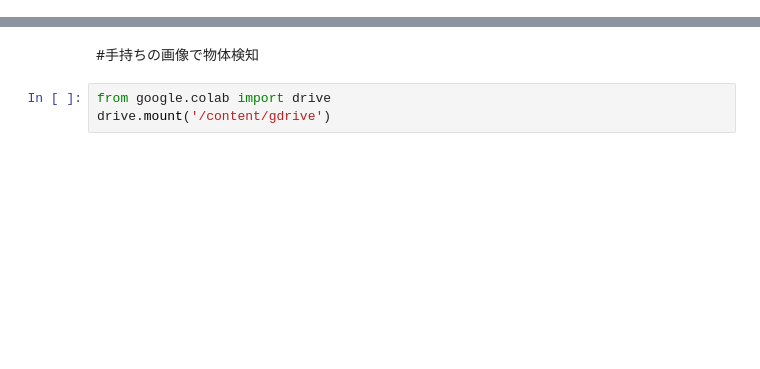
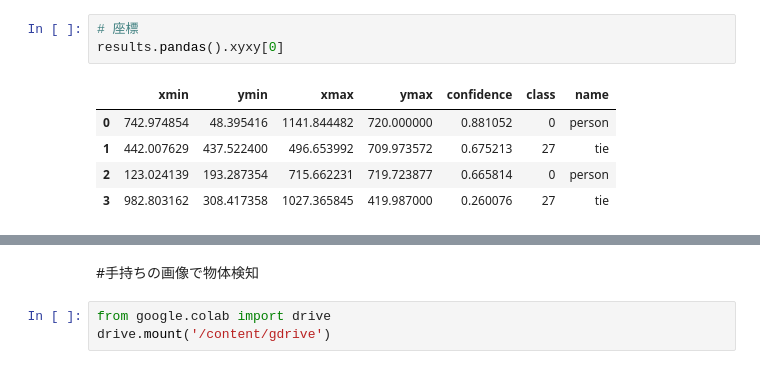
Before and after one commit to ykitaguchi77/Laboratory_course, a Jupyter notebook: 12. YOLOを用いた物体検知.ipynb, the cells around one changed output, grey strips where cells are left out. Cells and saved outputs as stored; diff of their text form; blank space fills up the shorter version.

```diff
--- a/12. YOLOを用いた物体検知.ipynb
+++ b/12. YOLOを用いた物体検知.ipynb
@@ -25,0 +21,9 @@ display_jpeg(Image('darknet/predictions.jpg'))
+# %%
+# 座標
+results.pandas().xyxy[0]
+# %% [output]
+|  | xmin | ymin | xmax | ymax | confidence | class | name |
+| 0 | 742.974854 | 48.395416 | 1141.844482 | 720.000000 | 0.881052 | 0 | person |
+| 1 | 442.007629 | 437.522400 | 496.653992 | 709.973572 | 0.675213 | 27 | tie |
+| 2 | 123.024139 | 193.287354 | 715.662231 | 719.723877 | 0.665814 | 0 | person |
+| 3 | 982.803162 | 308.417358 | 1027.365845 | 419.987000 | 0.260076 | 27 | tie |
```
Also changed, not shown: parts of 21 cells of this notebook.
